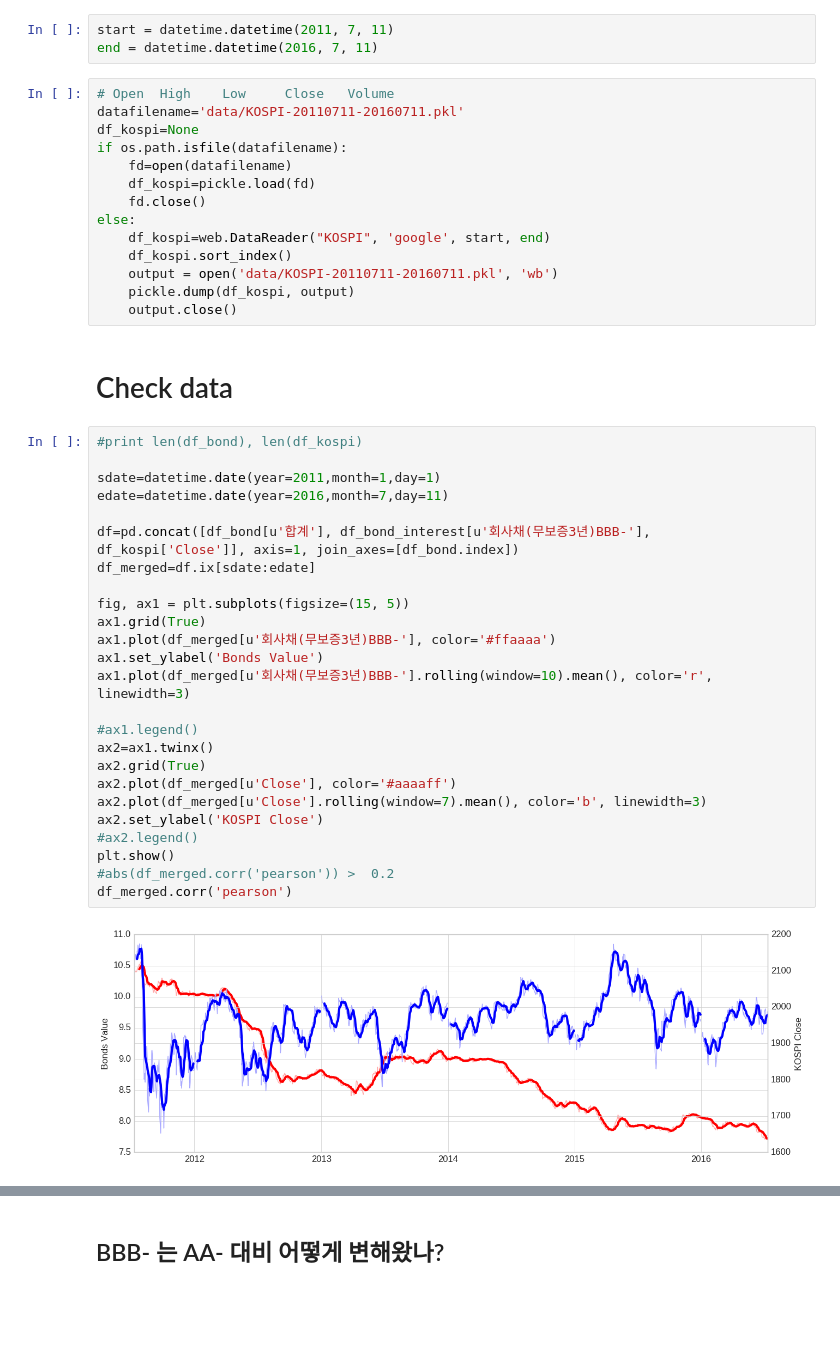
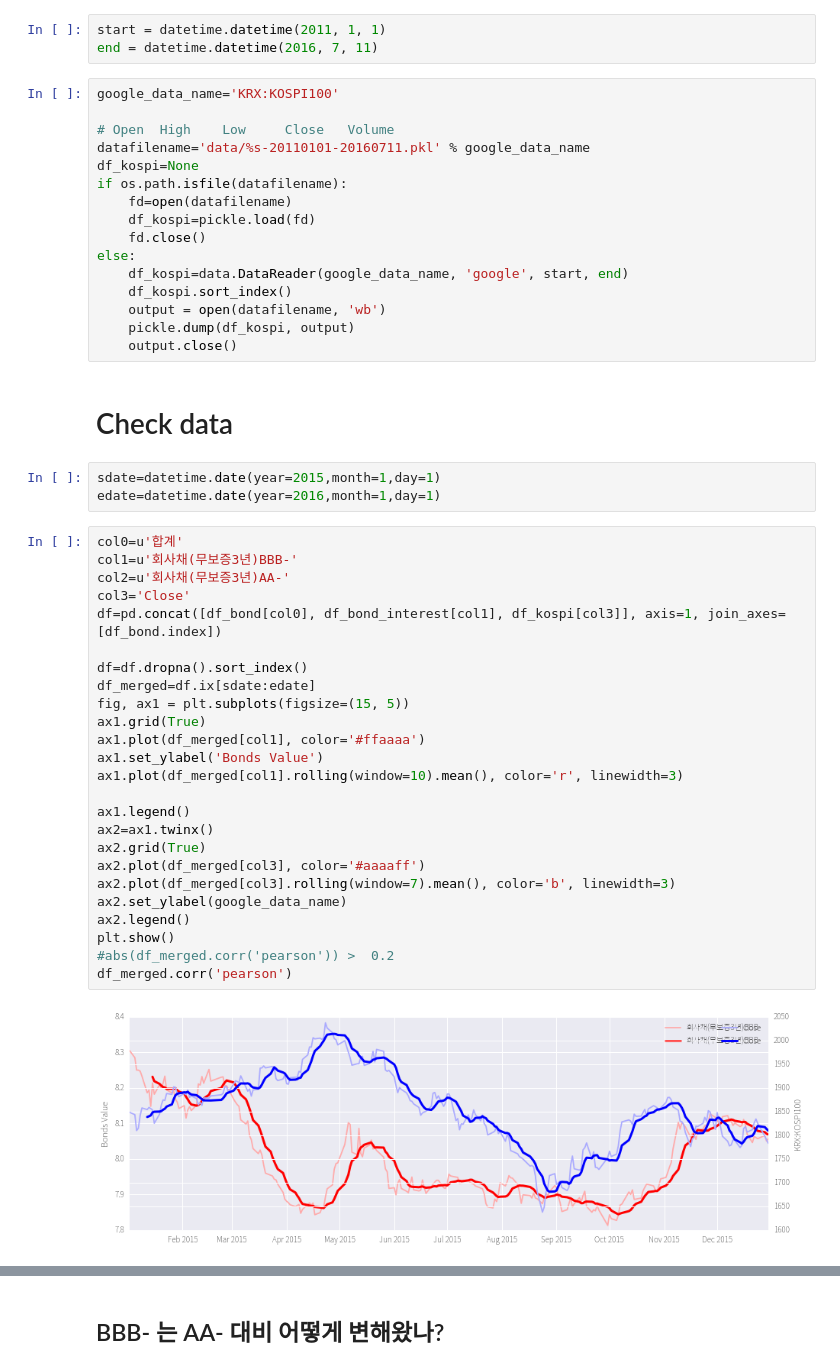
Before and after one commit to tohichoi/ecos, a Jupyter notebook: ecos.ipynb, the cells around one changed output, grey strips where cells are left out. Drawn from its saved outputs; the diff is of its cells as text; blank space fills up the shorter version.

```diff
--- a/ecos.ipynb
+++ b/ecos.ipynb
@@ -60,49 +79,54 @@ df_bond_interest.head()
 # %% [markdown]
 # Fetch KOSPI from Google
 # %%
-start = datetime.datetime(2011, 7, 11)
+start = datetime.datetime(2011, 1, 1)
 end = datetime.datetime(2016, 7, 11)
 # %%
+google_data_name='KRX:KOSPI100'
+
 # Open 	High 	Low 	Close 	Volume
-datafilename='data/KOSPI-20110711-20160711.pkl'
+datafilename='data/%s-20110101-20160711.pkl' % google_data_name
 df_kospi=None
 if os.path.isfile(datafilename):
     fd=open(datafilename)
     df_kospi=pickle.load(fd)
     fd.close()
 else:
-    df_kospi=web.DataReader("KOSPI", 'google', start, end)
+    df_kospi=data.DataReader(google_data_name, 'google', start, end)
     df_kospi.sort_index()
-    output = open('data/KOSPI-20110711-20160711.pkl', 'wb')
+    output = open(datafilename, 'wb')
     pickle.dump(df_kospi, output)
     output.close()
 # %% [markdown]
 # Check data
+# %%
+sdate=datetime.date(year=2015,month=1,day=1)
+edate=datetime.date(year=2016,month=1,day=1)
 # %%
-#print len(df_bond), len(df_kospi)
+col0=u'합계'
+col1=u'회사채(무보증3년)BBB-'
+col2=u'회사채(무보증3년)AA-'
+col3='Close'
+df=pd.concat([df_bond[col0], df_bond_interest[col1], df_kospi[col3]], axis=1, join_axes=[df_bond.index])
 
-sdate=datetime.date(year=2011,month=1,day=1)
-edate=datetime.date(year=2016,month=7,day=11)
-
-df=pd.concat([df_bond[u'합계'], df_bond_interest[u'회사채(무보증3년)BBB-'], df_kospi['Close']], axis=1, join_axes=[df_bond.index])
+df=df.dropna().sort_index()
 df_merged=df.ix[sdate:edate]
-
 fig, ax1 = plt.subplots(figsize=(15, 5))
 ax1.grid(True)
-ax1.plot(df_merged[u'회사채(무보증3년)BBB-'], color='#ffaaaa')
+ax1.plot(df_merged[col1], color='#ffaaaa')
 ax1.set_ylabel('Bonds Value')
-ax1.plot(df_merged[u'회사채(무보증3년)BBB-'].rolling(window=10).mean(), color='r', linewidth=3)
+ax1.plot(df_merged[col1].rolling(window=10).mean(), color='r', linewidth=3)
 
-#ax1.legend()
+ax1.legend()
 ax2=ax1.twinx()
 ax2.grid(True)
-ax2.plot(df_merged[u'Close'], color='#aaaaff')
-ax2.plot(df_merged[u'Close'].rolling(window=7).mean(), color='b', linewidth=3)
-ax2.set_ylabel('KOSPI Close')
-#ax2.legend()
+ax2.plot(df_merged[col3], color='#aaaaff')
+ax2.plot(df_merged[col3].rolling(window=7).mean(), color='b', linewidth=3)
+ax2.set_ylabel(google_data_name)
+ax2.legend()
 plt.show()
 #abs(df_merged.corr('pearson')) >  0.2
 df_merged.corr('pearson')
 # %% [output]
-[figure, old version]
+[figure, new version]
 |  | 합계 | 회사채(무보증3년)BBB- | Close |
```
Also changed, not shown: parts of 12 cells of this notebook, 10 other files.
